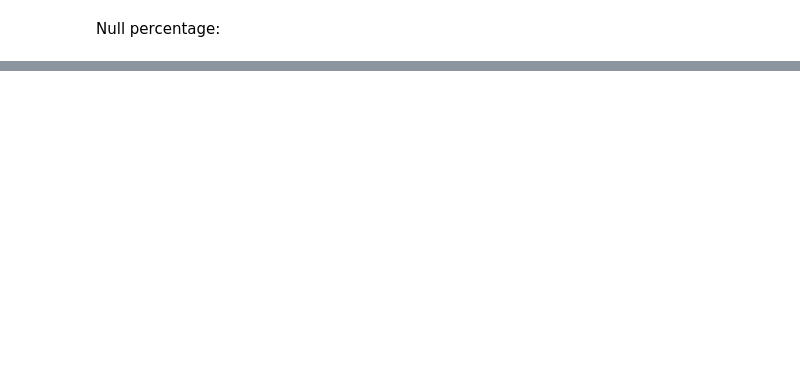
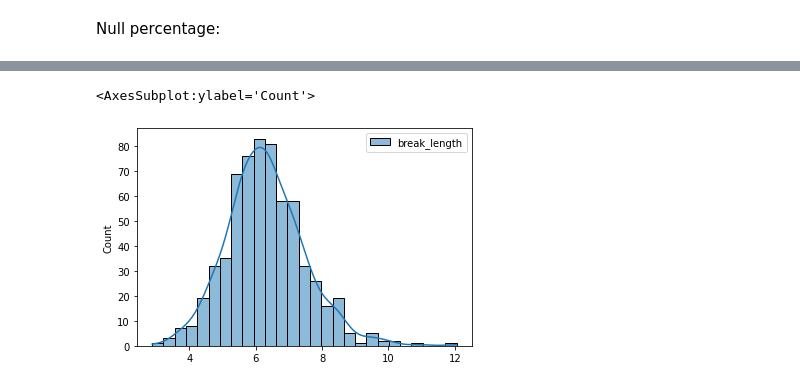
Before and after one commit to Gregcrooks75/Task, a Jupyter notebook: baseballpitch.ipynb, the cells around one changed output, grey strips where cells are left out. Drawn from its saved outputs; the diff is of its cells as text; code cells hidden in the pictures; blank space fills up the shorter version.

```diff
--- a/baseballpitch.ipynb
+++ b/baseballpitch.ipynb
@@ -743,0 +726,5 @@ AttributeError: 'NoneType' object has no attribute 'fillna'
+# %%
+sns.histplot(data=average_break_length_pitcher, kde=True)
+# %% [output]
+<AxesSubplot:ylabel='Count'>
+[figure, added]
```
Also changed, not shown: parts of 302 cells of this notebook.
